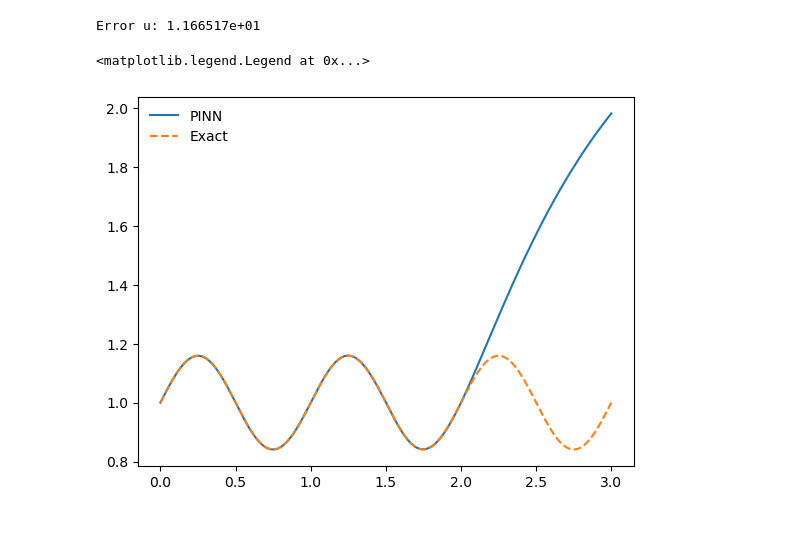
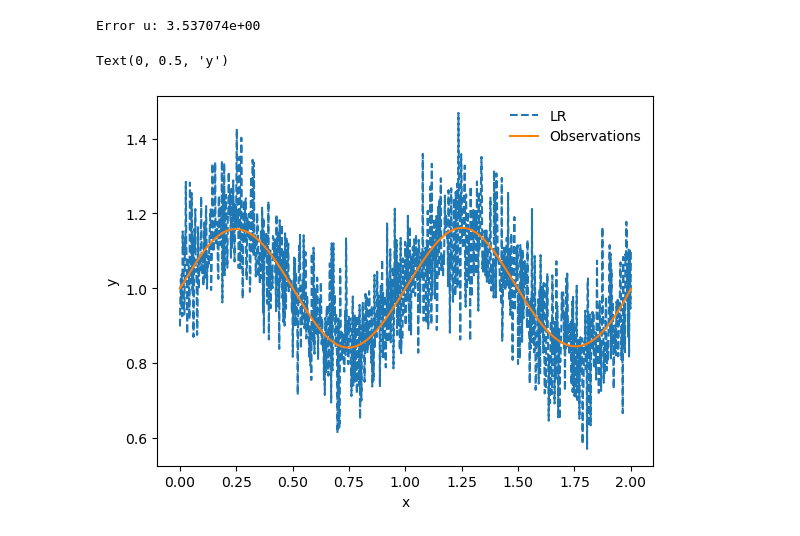
Before and after one commit to ChristianJzB/Projects, a Jupyter notebook: Physics _Informed_NN/2_ODE.ipynb, the cells around one changed output. Saved outputs shown, nothing was run; the diff lists cells and outputs as text; code cells hidden in the pictures.

```diff
--- a/Physics _Informed_NN/2_ODE.ipynb
+++ b/Physics _Informed_NN/2_ODE.ipynb
@@ -148,7 +148,7 @@ N_u = 100
 N_f = 10000
 layers = [1]+2*[20] +[1]
 
-t= np.linspace(0,3,1000)
+t= np.linspace(0,2,1000)
 Exact = (1/ (2*np.pi))*np.sin(2*np.pi*t)+1
 
 #data = scipy.io.loadmat('burgers_shock.mat')
@@ -202,11 +202,14 @@ u_pred, f_pred = model.predict(t.flatten()[:,None] )
 error_u = np.linalg.norm(Exact-u_pred,2)/np.linalg.norm(Exact,2)
 print('Error u: %e' % (error_u))
 # %% [output]
-Error u: 1.166517e+01
+Error u: 3.537074e+00
-# %%
-plt.plot(t, u_pred, label = "PINN")
-plt.plot(t,Exact,linestyle='dashed', label = "Exact")
-plt.legend(frameon=False)
-# %% [output]
-<matplotlib.legend.Legend at 0x...>
-[figure, removed]
+# %%
+plt.plot(t,Exact+ np.random.normal(0,0.1, len(t)),linestyle='dashed', label = "LR")
+
+plt.plot(t, u_pred, label = "Observations")
+plt.legend(frameon=False)
+plt.xlabel("x")
+plt.ylabel("y")
+# %% [output]
+Text(0, 0.5, 'y')
+[figure, added]
```
Also changed, not shown: parts of 1 cell of this notebook, 21 other files.
